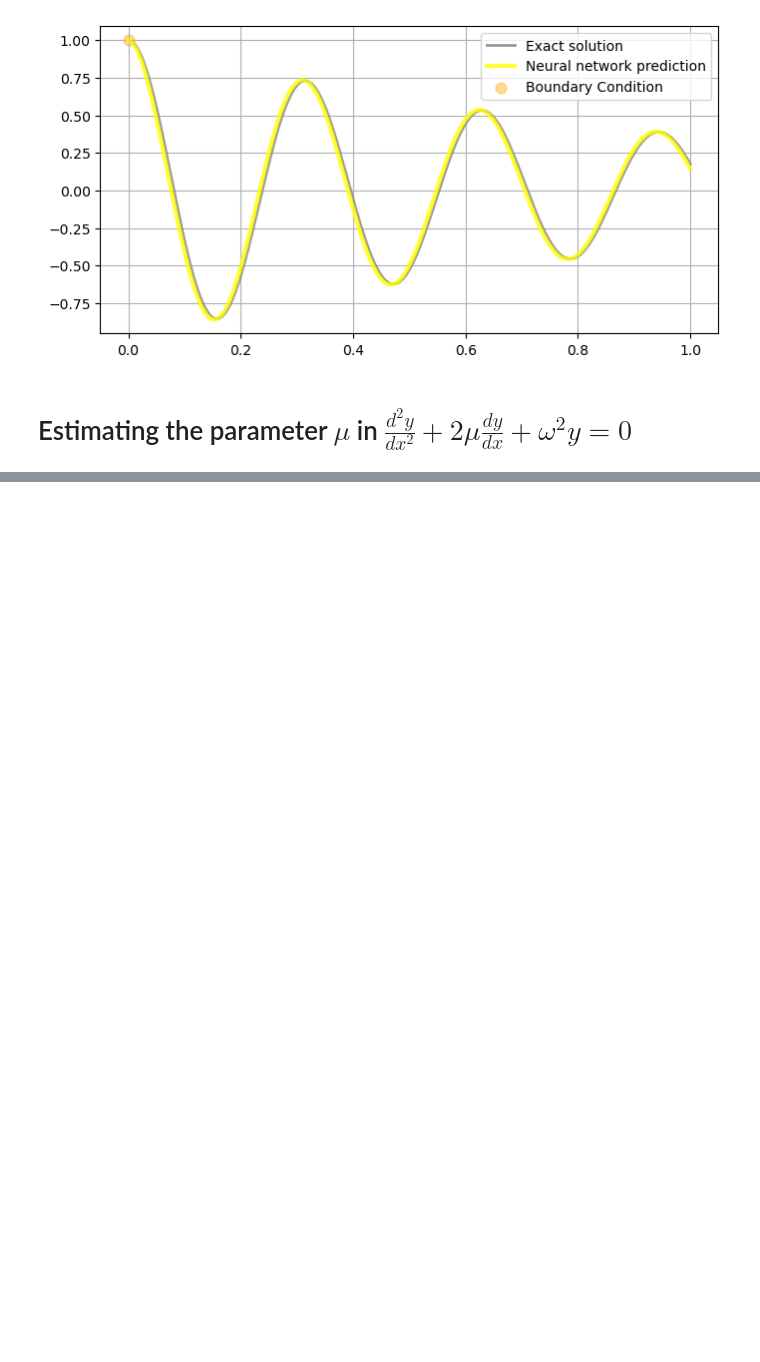
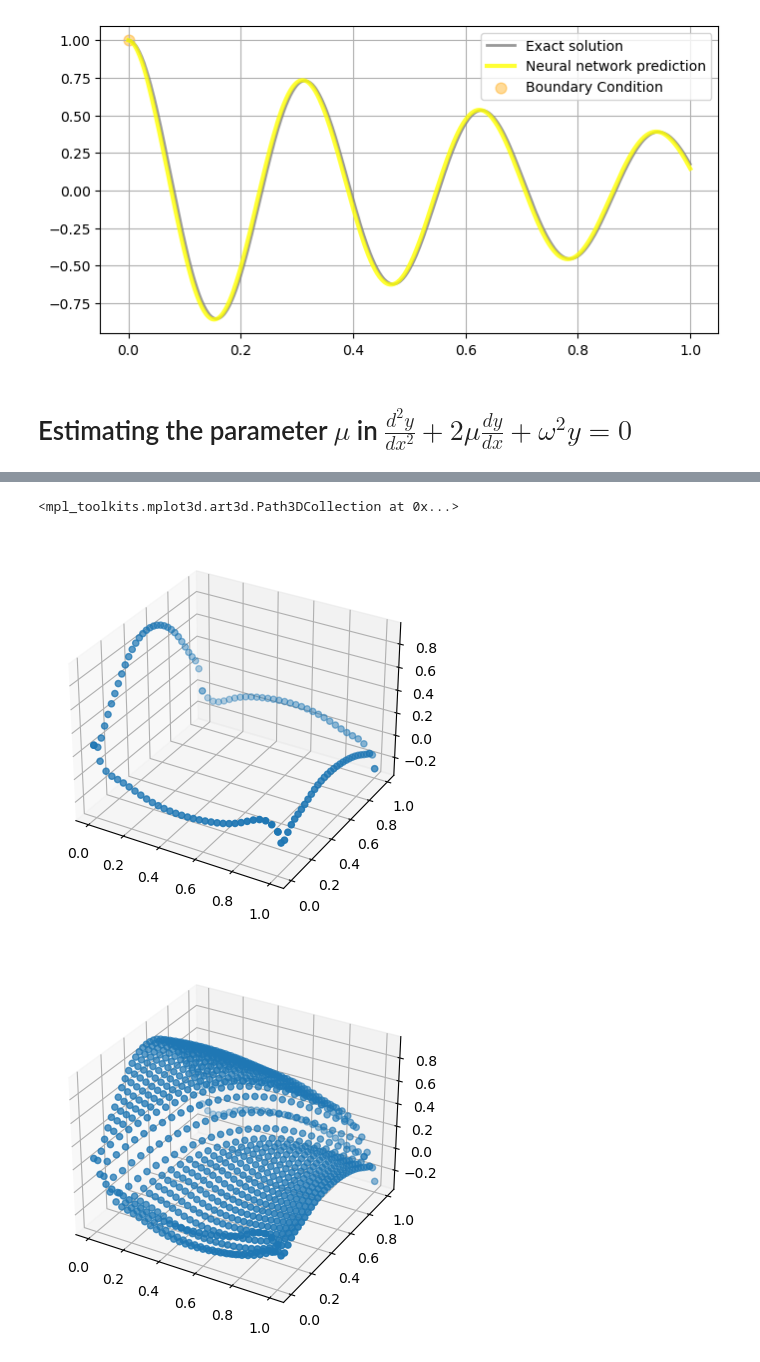
Before and after one commit to rpazuki/morpho_repo, a Jupyter notebook: pytorch/templates.ipynb, the cells around one changed output, grey strips where cells are left out. Drawn from its saved outputs; the diff is of its cells as text; code cells hidden in the pictures; blank space fills up the shorter version.

```diff
--- a/pytorch/templates.ipynb
+++ b/pytorch/templates.ipynb
@@ -9,0 +7,2 @@ from pinns import *
+# %%
+device = torch.device("cuda:2" if torch.cuda.is_available() else "cpu")
@@ -178,0 +284,17 @@ plt.show()
+# %%
+solution = model(boundary_X).cpu().detach()#.reshape((x.shape[0], y.shape[0]))
+fig = plt.figure()
+ax = fig.add_subplot(projection='3d')
+ax.scatter(boundary_X[:,0].cpu().detach(),
+            boundary_X[:,1].cpu().detach(),
+           solution)
+solution = model(physics_X).cpu().detach()#.reshape((x.shape[0], y.shape[0]))
+fig = plt.figure()
+ax = fig.add_subplot(projection='3d')
+ax.scatter(physics_X[:,0].cpu().detach(),
+            physics_X[:,1].cpu().detach(),
+           solution)
+# %% [output]
+<mpl_toolkits.mplot3d.art3d.Path3DCollection at 0x...>
+[figure, added]
+[figure, added]
```
Also changed, not shown: parts of 13 cells of this notebook, 3 other files.
